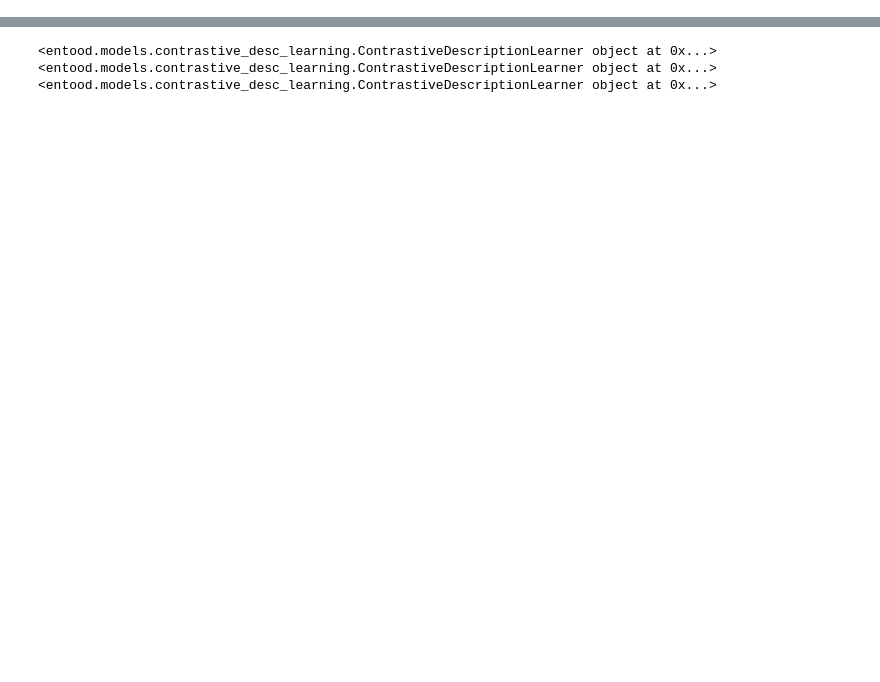
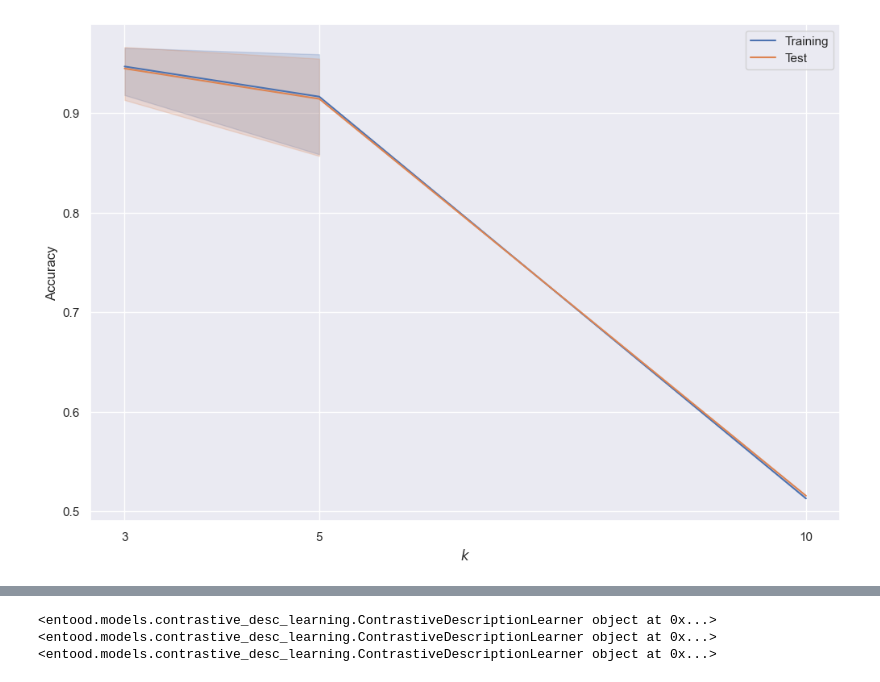
Before and after one commit to ojorgensen/Entropy-Masking-OOD, a Jupyter notebook: simple_experiments.ipynb, the cells around one changed output, grey strips where cells are left out. Drawn from its saved outputs; the diff is of its cells as text; code cells hidden in the pictures; blank space fills up the shorter version.

```diff
--- a/simple_experiments.ipynb
+++ b/simple_experiments.ipynb
@@ -194,3 +239,14 @@ Evaluating (k=5) [3/3]
+# %%
+overfit_df = pd.DataFrame(items)
+plt.figure(figsize=(12, 8))
+sns.lineplot(data=overfit_df, x='$k$', y='Training Accuracy', label='Training')
+sns.lineplot(data=overfit_df, x='$k$', y='Test Accuracy', label='Test')
+plt.xticks(overfit_df['$k$'].unique())
+plt.legend()
+plt.ylabel('Accuracy')
+plt.show()
+# %% [output]
+[figure, added]
 # %%
 desc_len_512_describers = [describer for describer in describers if describer.encoding_size == 512]
 
```
Also changed, not shown: parts of 15 cells of this notebook, 4 other files.
